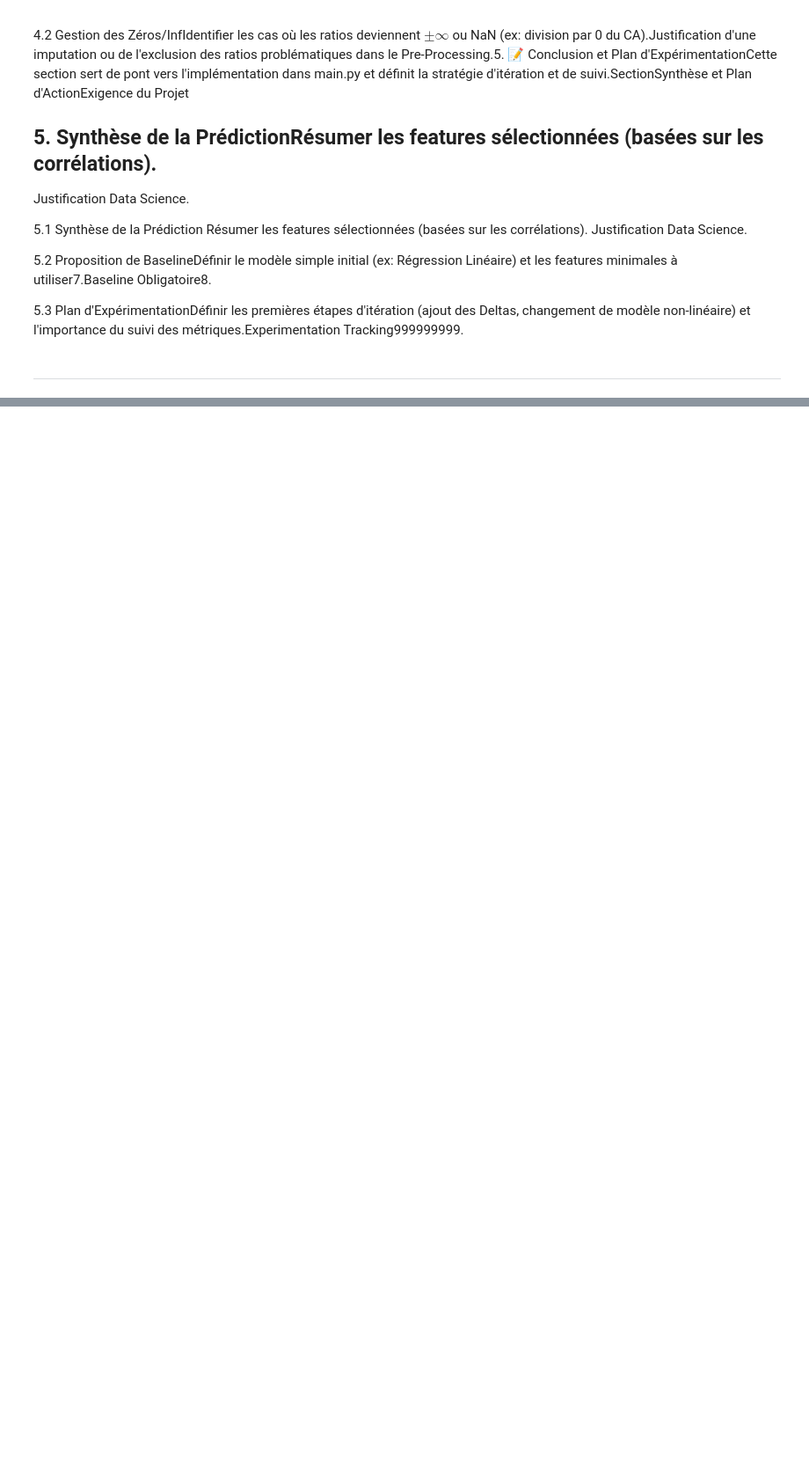
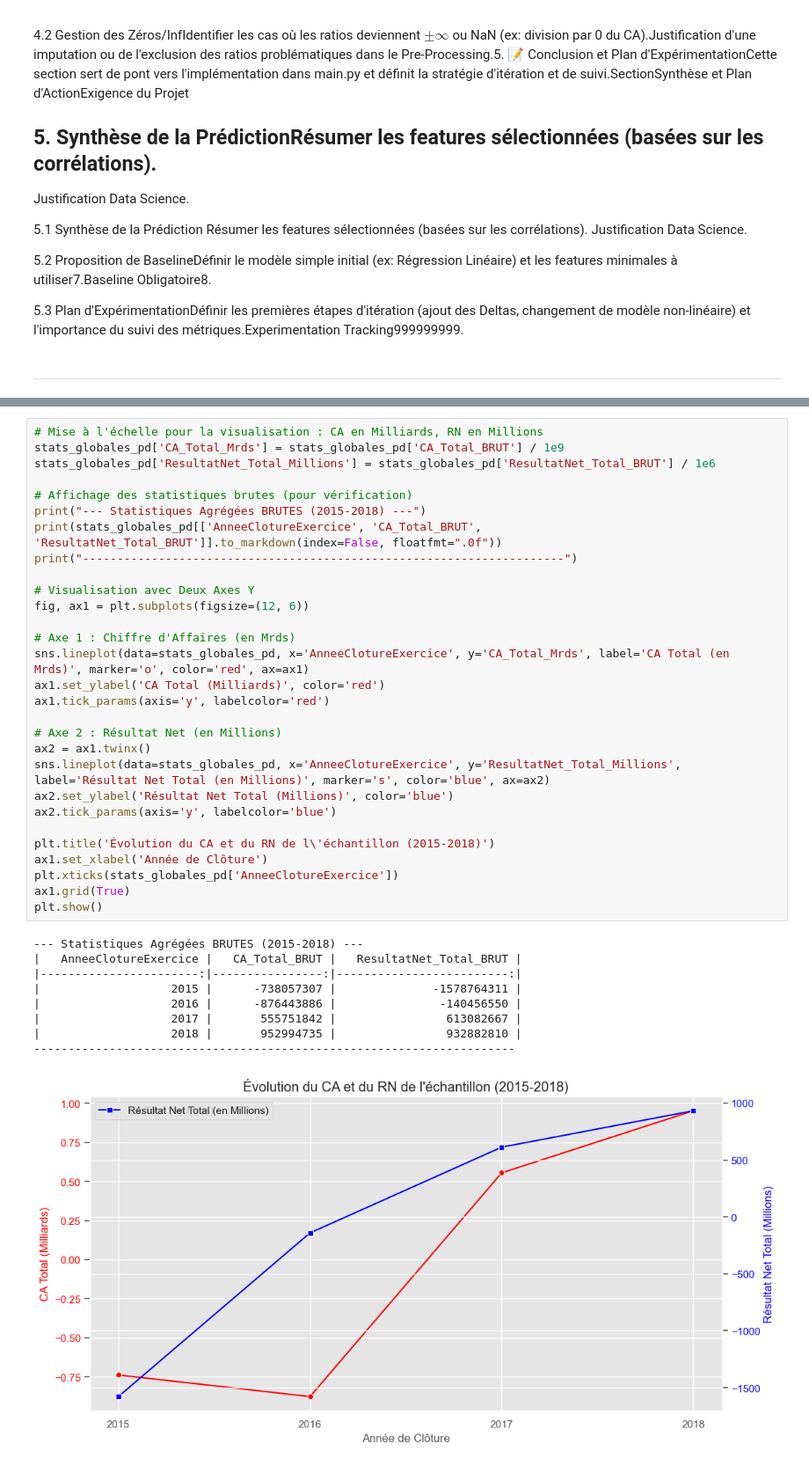
Before and after one commit to ugozchi/AS_Supervised_Learning, a Jupyter notebook: Notebooks/01_EDA.ipynb, the cells around one changed output, grey strips where cells are left out. Shown at 88% size. Cells and saved outputs as stored; diff of their text form; blank space fills up the shorter version.

```diff
--- a/Notebooks/01_EDA.ipynb
+++ b/Notebooks/01_EDA.ipynb
@@ -360,0 +218,39 @@ print(f"✅ Dataframe d'entraînement (2018 -> 2019) prêt pour l'EDA. Taille: {
+# %%
+# Mise à l'échelle pour la visualisation : CA en Milliards, RN en Millions
+stats_globales_pd['CA_Total_Mrds'] = stats_globales_pd['CA_Total_BRUT'] / 1e9
+stats_globales_pd['ResultatNet_Total_Millions'] = stats_globales_pd['ResultatNet_Total_BRUT'] / 1e6
+
+# Affichage des statistiques brutes (pour vérification)
+print("--- Statistiques Agrégées BRUTES (2015-2018) ---")
+print(stats_globales_pd[['AnneeClotureExercice', 'CA_Total_BRUT', 'ResultatNet_Total_BRUT']].to_markdown(index=False, floatfmt=".0f"))
+print("----------------------------------------------------------------------")
+
+# Visualisation avec Deux Axes Y
+fig, ax1 = plt.subplots(figsize=(12, 6))
+
+# Axe 1 : Chiffre d'Affaires (en Mrds)
+sns.lineplot(data=stats_globales_pd, x='AnneeClotureExercice', y='CA_Total_Mrds', label='CA Total (en Mrds)', marker='o', color='red', ax=ax1)
+ax1.set_ylabel('CA Total (Milliards)', color='red')
+ax1.tick_params(axis='y', labelcolor='red')
+
+# Axe 2 : Résultat Net (en Millions)
+ax2 = ax1.twinx()
+sns.lineplot(data=stats_globales_pd, x='AnneeClotureExercice', y='ResultatNet_Total_Millions', label='Résultat Net Total (en Millions)', marker='s', color='blue', ax=ax2)
+ax2.set_ylabel('Résultat Net Total (Millions)', color='blue')
+ax2.tick_params(axis='y', labelcolor='blue')
+
+plt.title('Évolution du CA et du RN de l\'échantillon (2015-2018)')
+ax1.set_xlabel('Année de Clôture')
+plt.xticks(stats_globales_pd['AnneeClotureExercice'])
+ax1.grid(True)
+plt.show()
+# %% [output]
+--- Statistiques Agrégées BRUTES (2015-2018) ---
+|   AnneeClotureExercice |   CA_Total_BRUT |   ResultatNet_Total_BRUT |
+|-----------------------:|----------------:|-------------------------:|
+|                   2015 |      -738057307 |              -1578764311 |
+|                   2016 |      -876443886 |               -140456550 |
+|                   2017 |       555751842 |                613082667 |
+|                   2018 |       952994735 |                932882810 |
+----------------------------------------------------------------------
+[figure, added]
```
Also changed, not shown: parts of 11 cells of this notebook, 3 other files.
